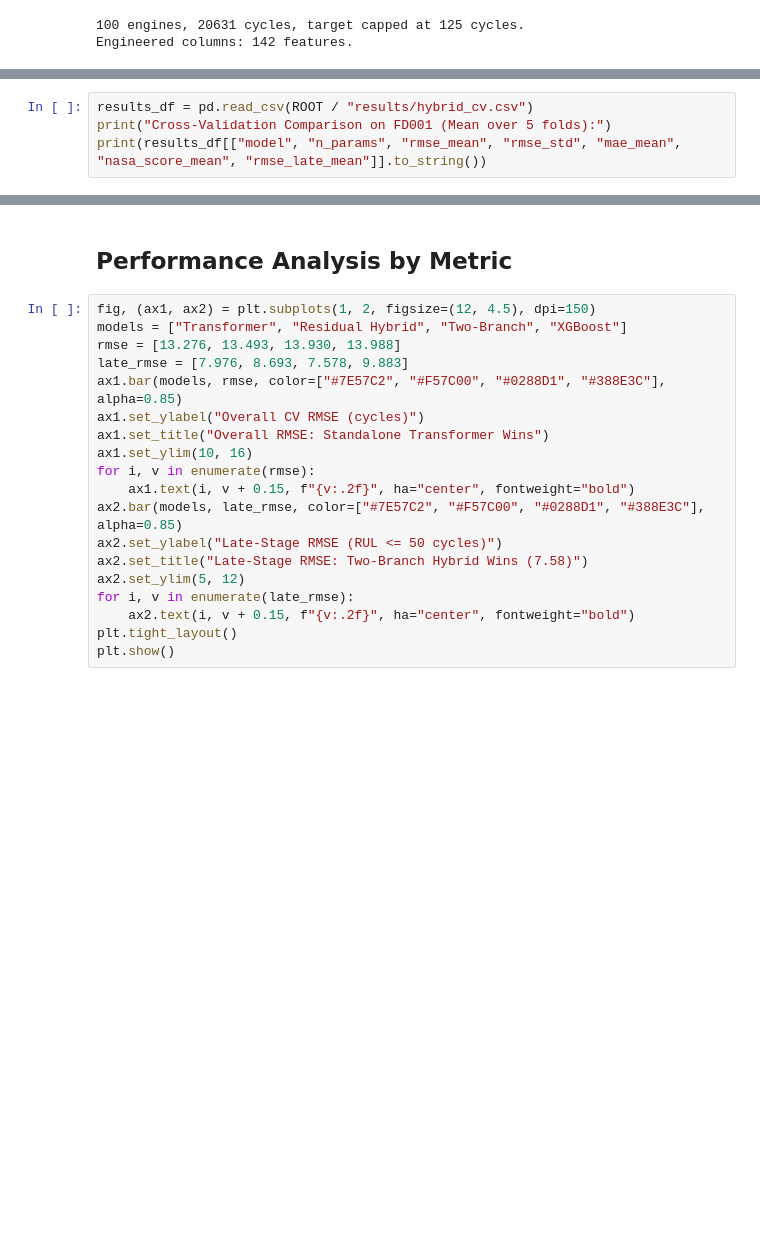
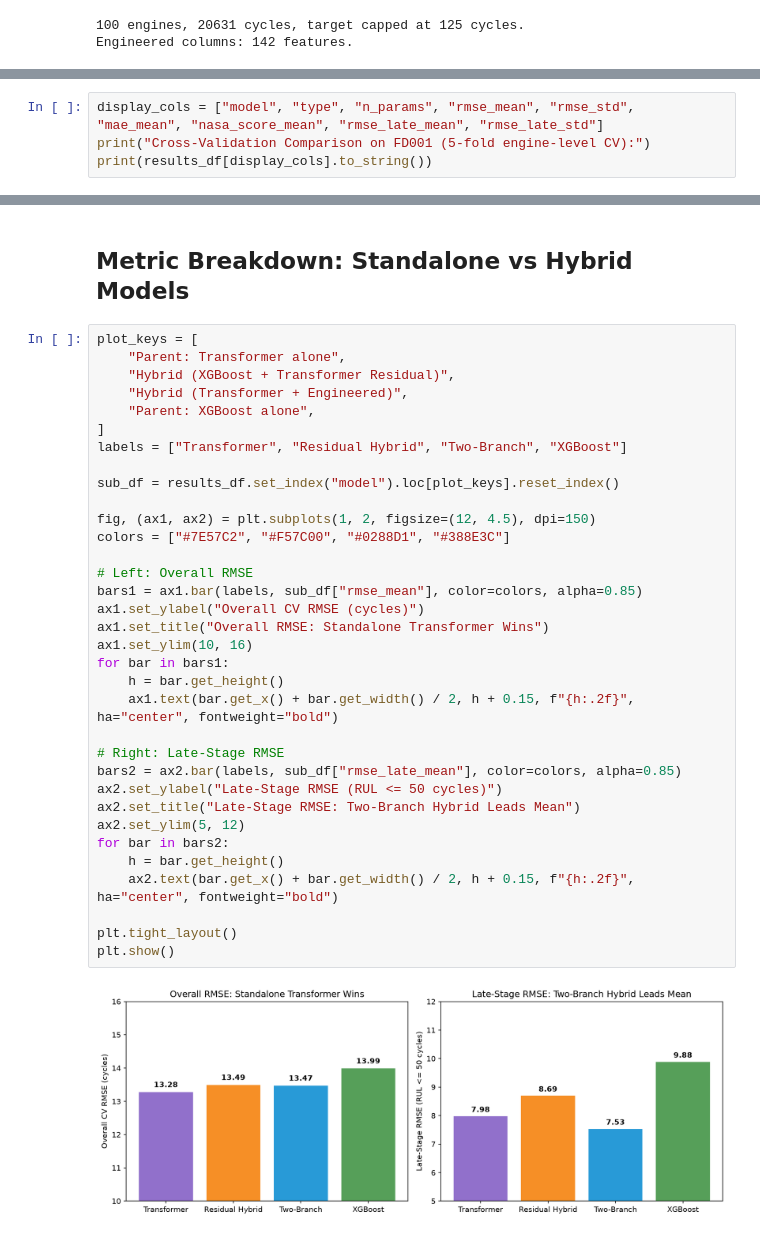
Before and after one commit to sarveshcore/t081-rul-prediction, a Jupyter notebook: notebooks/07_hybrid.ipynb, the cells around one changed output, grey strips where cells are left out. Drawn from its saved outputs; the diff is of its cells as text; blank space fills up the shorter version.

```diff
--- a/notebooks/07_hybrid.ipynb
+++ b/notebooks/07_hybrid.ipynb
@@ -54,5 +199,5 @@ both hybrid designs directly against their parent models on the identical folds.
 # %%
-results_df = pd.read_csv(ROOT / "results/hybrid_cv.csv")
-print("Cross-Validation Comparison on FD001 (Mean over 5 folds):")
-print(results_df[["model", "n_params", "rmse_mean", "rmse_std", "mae_mean", "nasa_score_mean", "rmse_late_mean"]].to_string())
+display_cols = ["model", "type", "n_params", "rmse_mean", "rmse_std", "mae_mean", "nasa_score_mean", "rmse_late_mean", "rmse_late_std"]
+print("Cross-Validation Comparison on FD001 (5-fold engine-level CV):")
+print(results_df[display_cols].to_string())
 # %% [output]
@@ -67,22 +212,39 @@ Cross-Validation Comparison on FD001 (Mean over 5 folds):
 # %% [markdown]
-## Performance Analysis by Metric
+## Metric Breakdown: Standalone vs Hybrid Models
 # %%
+plot_keys = [
+    "Parent: Transformer alone",
+    "Hybrid (XGBoost + Transformer Residual)",
+    "Hybrid (Transformer + Engineered)",
+    "Parent: XGBoost alone",
+]
+labels = ["Transformer", "Residual Hybrid", "Two-Branch", "XGBoost"]
+
+sub_df = results_df.set_index("model").loc[plot_keys].reset_index()
+
 fig, (ax1, ax2) = plt.subplots(1, 2, figsize=(12, 4.5), dpi=150)
-models = ["Transformer", "Residual Hybrid", "Two-Branch", "XGBoost"]
-rmse = [13.276, 13.493, 13.930, 13.988]
-late_rmse = [7.976, 8.693, 7.578, 9.883]
-ax1.bar(models, rmse, color=["#7E57C2", "#F57C00", "#0288D1", "#388E3C"], alpha=0.85)
+colors = ["#7E57C2", "#F57C00", "#0288D1", "#388E3C"]
+
+# Left: Overall RMSE
+bars1 = ax1.bar(labels, sub_df["rmse_mean"], color=colors, alpha=0.85)
 ax1.set_ylabel("Overall CV RMSE (cycles)")
 ax1.set_title("Overall RMSE: Standalone Transformer Wins")
 ax1.set_ylim(10, 16)
-for i, v in enumerate(rmse):
-    ax1.text(i, v + 0.15, f"{v:.2f}", ha="center", fontweight="bold")
-ax2.bar(models, late_rmse, color=["#7E57C2", "#F57C00", "#0288D1", "#388E3C"], alpha=0.85)
+for bar in bars1:
+    h = bar.get_height()
+    ax1.text(bar.get_x() + bar.get_width() / 2, h + 0.15, f"{h:.2f}", ha="center", fontweight="bold")
+
+# Right: Late-Stage RMSE
+bars2 = ax2.bar(labels, sub_df["rmse_late_mean"], color=colors, alpha=0.85)
 ax2.set_ylabel("Late-Stage RMSE (RUL <= 50 cycles)")
-ax2.set_title("Late-Stage RMSE: Two-Branch Hybrid Wins (7.58)")
+ax2.set_title("Late-Stage RMSE: Two-Branch Hybrid Leads Mean")
 ax2.set_ylim(5, 12)
-for i, v in enumerate(late_rmse):
-    ax2.text(i, v + 0.15, f"{v:.2f}", ha="center", fontweight="bold")
+for bar in bars2:
+    h = bar.get_height()
+    ax2.text(bar.get_x() + bar.get_width() / 2, h + 0.15, f"{h:.2f}", ha="center", fontweight="bold")
+
 plt.tight_layout()
 plt.show()
+# %% [output]
+[figure, added]
 # %% [markdown]
```
Also changed, not shown: parts of 9 cells of this notebook, 6 other files.
